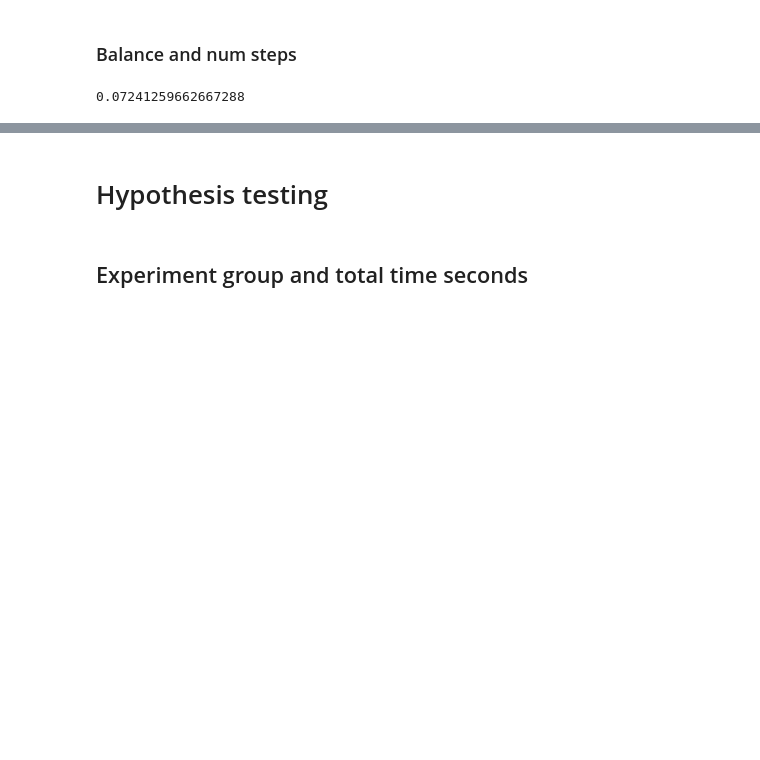
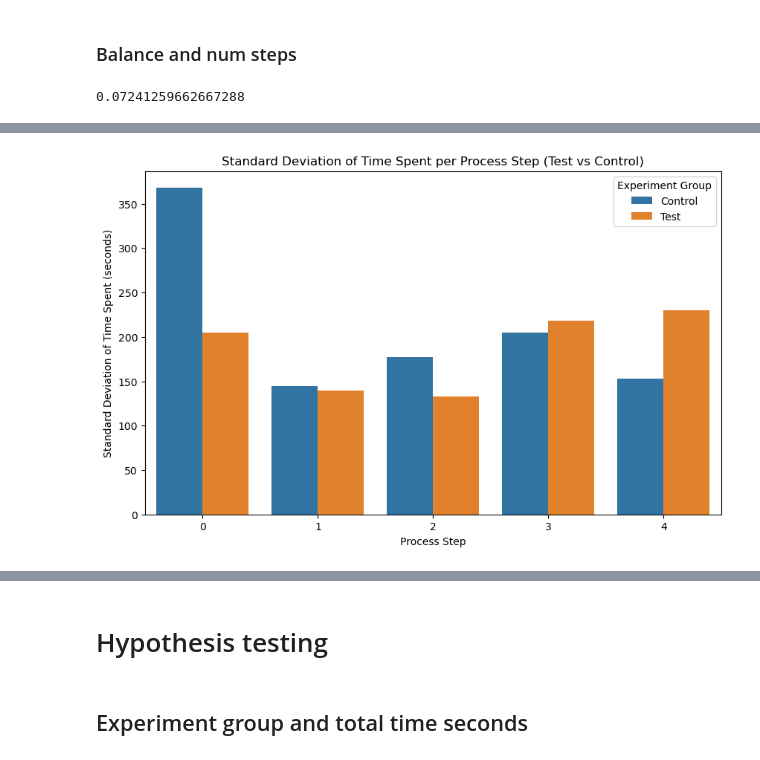
Before and after one commit to almudenaolg/Vanguard-AB-Test-Analysis, a Jupyter notebook: exploratory.ipynb, the cells around one changed output, grey strips where cells are left out. Saved outputs shown, nothing was run; the diff lists cells and outputs as text; code cells hidden in the pictures; blank space fills up the shorter version.

```diff
--- a/exploratory.ipynb
+++ b/exploratory.ipynb
@@ -1183,0 +1251,10 @@ correlation_steps_balance
+# %%
+plt.figure(figsize=(10, 6))
+sns.barplot(data=steps_df, x='process_step', y='std_time_spent', hue='experiment_group')
+plt.title('Standard Deviation of Time Spent per Process Step (Test vs Control)')
+plt.xlabel('Process Step')
+plt.ylabel('Standard Deviation of Time Spent (seconds)')
+plt.legend(title='Experiment Group')
+plt.show()
+# %% [output]
+[figure, added]
```
Also changed, not shown: parts of 34 cells of this notebook.
